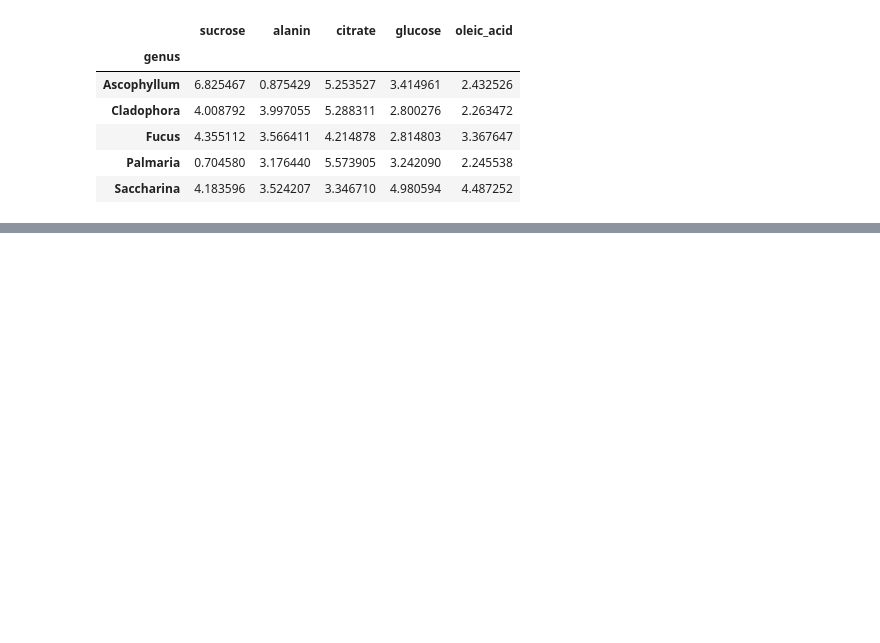
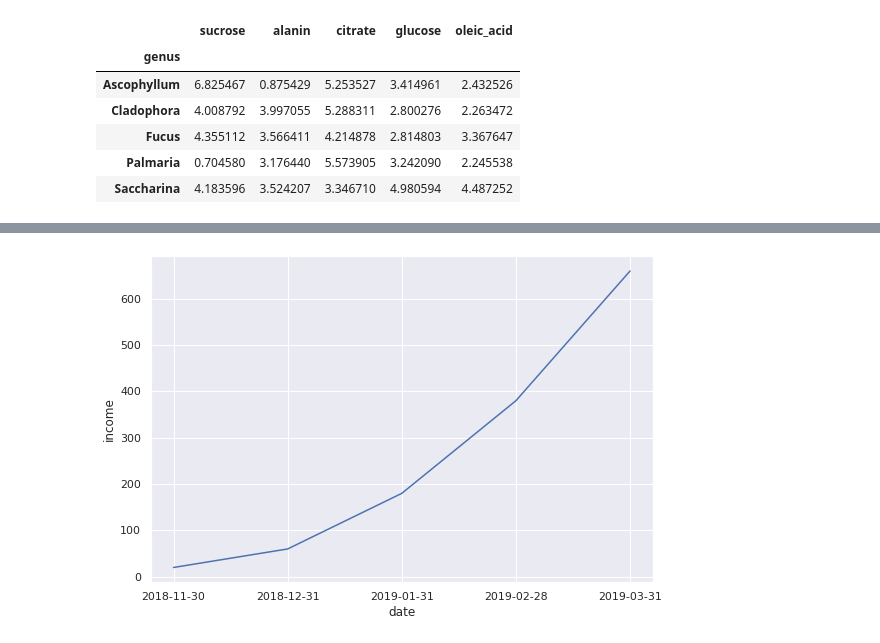
Before and after one commit to GoryachevDaniil/DS-ML_Intro_stepik.ipynb, a Jupyter notebook: DS_ML_Intro_stepik.ipynb, the cells around one changed output, grey strips where cells are left out. Saved outputs shown, nothing was run; the diff lists cells and outputs as text; code cells hidden in the pictures; blank space fills up the shorter version.

```diff
--- a/DS_ML_Intro_stepik.ipynb
+++ b/DS_ML_Intro_stepik.ipynb
@@ -613,0 +673,2 @@ mean_concentrations
+# %%
+income = pd.read_csv('/content/gdrive/My Drive/DS_ML_Intro_stepik/income.csv', sep=',')
@@ -613,0 +684,2 @@ mean_concentrations
+# %%
+income['date'] = income.index
@@ -613,0 +695,4 @@ mean_concentrations
+# %%
+ax = sns.lineplot(x="date", y=income.income, data=income)
+# %% [output]
+[figure, added]
```
Also changed, not shown: parts of 84 cells of this notebook.
